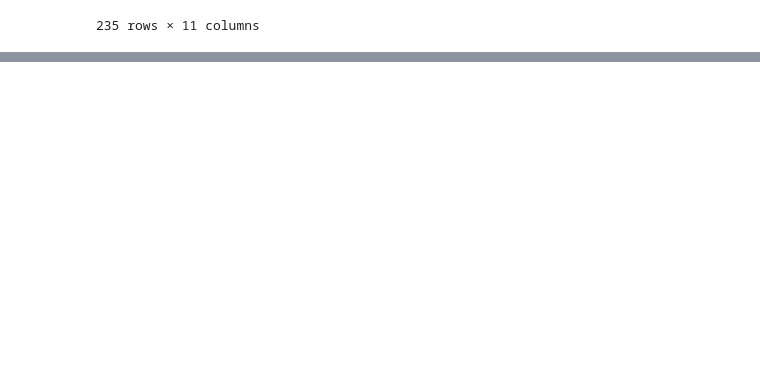
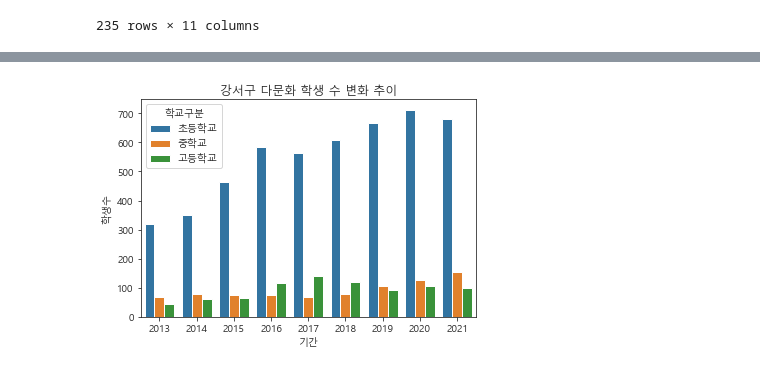
Before and after one commit to 56unbreakable/Gangseo-Publicdata-Project, a Jupyter notebook: 시각화/다문화가정 시각화 복사본.ipynb, the cells around one changed output, grey strips where cells are left out. Drawn from its saved outputs; the diff is of its cells as text; code cells hidden in the pictures; blank space fills up the shorter version.

```diff
--- a/시각화/다문화가정 시각화 복사본.ipynb
+++ b/시각화/다문화가정 시각화 복사본.ipynb
@@ -335,9 +335,9 @@ data
 | 234 | 2021 | 강동구 | 484 | 427 | 57 | 135 | 117 | 18 | 43 | 42 | 1 |
 235 rows × 11 columns
 # %%
-data_sum = []
+data_sum_g = []
 for i in range(len(data)):
     if "강서구" in data.iloc[i]["자치구"]:
-        data_sum.append(data.iloc[i])
-data_sum_df = pd.DataFrame(data_sum)
+        data_sum_g.append(data.iloc[i])
+data_sum_g_df = pd.DataFrame(data_sum_g)
 # %%
@@ -353,3 +353,23 @@ data_sum_df
 | 173 | 2019 | 강서구 | 667 | 595 | 72 | 105 | 93 | 12 | 93 | 75 | 18 |
 | 199 | 2020 | 강서구 | 712 | 612 | 100 | 128 | 116 | 12 | 107 | 87 | 20 |
 | 225 | 2021 | 강서구 | 682 | 591 | 91 | 155 | 144 | 11 | 101 | 89 | 12 |
+# %%
+data_sum = []
+for i in range(len(data)):
+    if "강서구" in data.iloc[i]["자치구"]:
+        data_sum.append(data.iloc[i])
+data_sum_df_g = pd.DataFrame(data_sum)
+
+data_sum_df_g_1 = data_sum_df_g[["기간","자치구","초등학교"]]
+data_sum_df_g_1["학교구분"] = "초등학교"
+data_sum_df_g_2 = data_sum_df_g[["기간","자치구","중학교"]]
+data_sum_df_g_2["학교구분"] = "중학교"
+data_sum_df_g_3 = data_sum_df_g[["기간","자치구","고등학교"]]
+data_sum_df_g_3["학교구분"] = "고등학교"
+
+data_sum_df_g_1.rename(columns={"초등학교":"학생수"},inplace=True)
+data_sum_df_g_2.rename(columns={"중학교":"학생수"},inplace=True)
+data_sum_df_g_3.rename(columns={"고등학교":"학생수"},inplace=True)
+
+data_sum_df_g_a = pd.concat([data_sum_df_g_1,data_sum_df_g_2,data_sum_df_g_3])
+data_sum_df_g_a
@@ -355,0 +413,11 @@ data_sum_df
+# %%
+import matplotlib.pyplot as plt
+import seaborn as sns
+
+sns.set_style("ticks")
+plt.rc('font',family = 'Malgun Gothic')
+p = sns.barplot(x=data_sum_df_g_a["기간"],y=data_sum_df_g_a["학생수"],hue=data_sum_df_g_a["학교구분"])
+plt.title("강서구 다문화 학생 수 변화 추이")
+plt.show()
+# %% [output]
+[figure, added]
```
Also changed, not shown: parts of 5 cells of this notebook.
